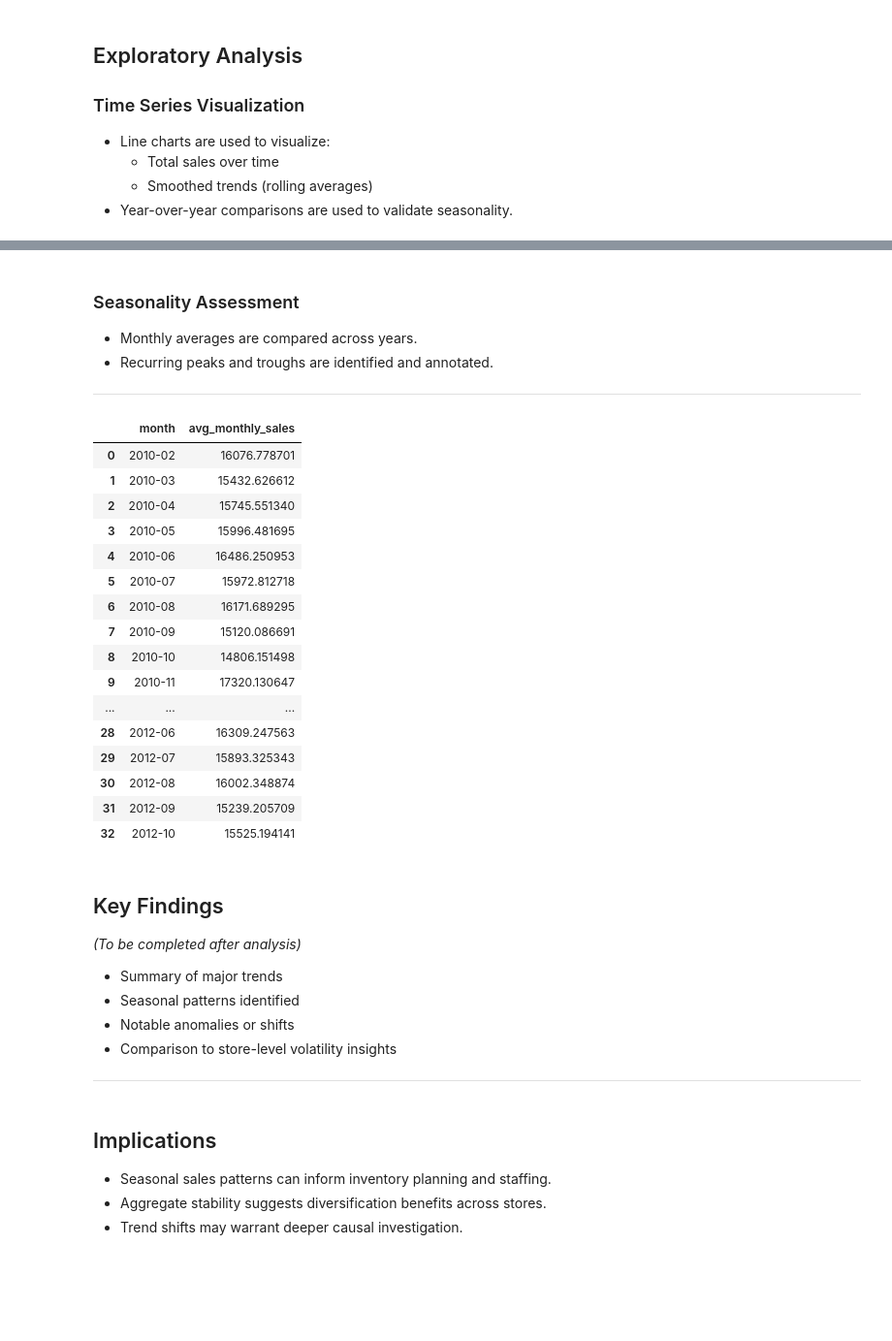
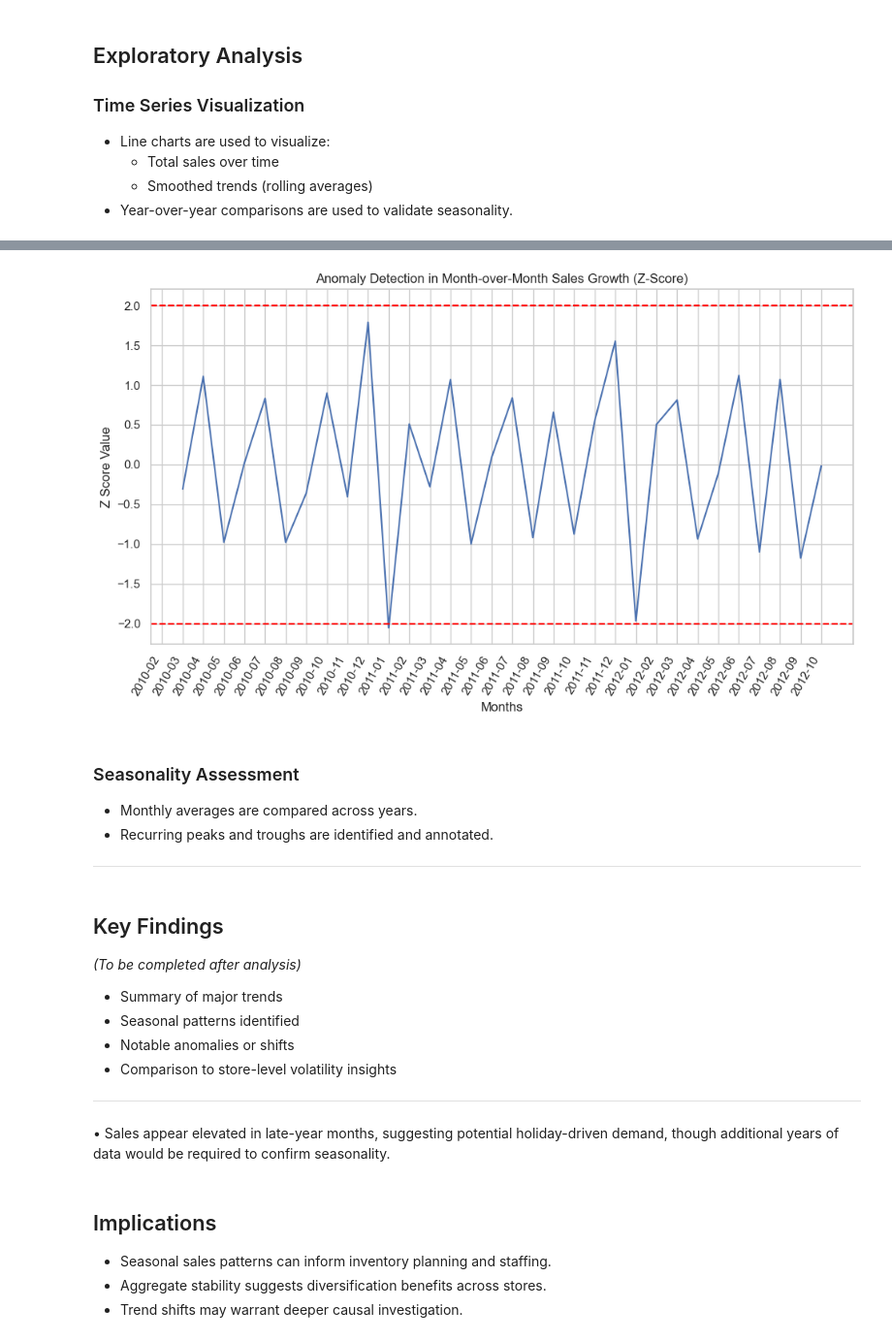
Before and after one commit to DavidO1621/Walmart-kpi-project, a Jupyter notebook: notebooks/04_Time_Series_Trend.ipynb, the cells around one changed output, grey strips where cells are left out. Shown at 97% size. Cells and saved outputs as stored; diff of their text form; code cells hidden in the pictures; blank space fills up the shorter version.

```diff
--- a/notebooks/04_Time_Series_Trend.ipynb
+++ b/notebooks/04_Time_Series_Trend.ipynb
@@ -84,0 +111,6 @@ conn
+# %%
+q4 = q1[['Months','MoM_growth_pct']]
+q4['MoM_growth_pct_mean'] = q4['MoM_growth_pct'].mean()
+q4['MoM_growth_pct_STD']= q4['MoM_growth_pct'].std()
+q4['Z_score'] = (q4['MoM_growth_pct'] - q4['MoM_growth_pct_mean']) / q4['MoM_growth_pct_STD']
+q4.head()
@@ -109,3 +199,21 @@ The following metrics are computed:
+# %%
+plt.figure(figsize=(10,6))
+
+sns.lineplot(
+    data =q4,
+    x ='Months',
+    y='Z_score'
+)
+plt.xlabel('Months')
+plt.ylabel('Z Score Value')
+plt.xticks(rotation =60, ha ='right')
+plt.title('Anomaly Detection in Month-over-Month Sales Growth (Z-Score)')
+plt.axhline(2, color ='red', linestyle ='--')
+plt.axhline(-2, color ='red', linestyle ='--')
+plt.tight_layout()
+plt.show()
+# %% [output]
+[figure, added]
 # %% [markdown]
 
 ### Seasonality Assessment
@@ -113,35 +221,6 @@ The following metrics are computed:
 - Recurring peaks and troughs are identified and annotated.
 
 ---
-# %%
-seasonality_df = pd.read_sql("""
-SELECT
-    strftime('%Y-%m',date) AS month,
-    AVG(Weekly_Sales) AS avg_monthly_sales
-FROM walmart_sales
-GROUP BY month
-ORDER BY month
-""",
-conn)
-seasonality_df
-# %% [output]
-|  | month | avg_monthly_sales |
-| 0 | 2010-02 | 16076.778701 |
-| 1 | 2010-03 | 15432.626612 |
-| 2 | 2010-04 | 15745.551340 |
-| 3 | 2010-05 | 15996.481695 |
-| 4 | 2010-06 | 16486.250953 |
-| 5 | 2010-07 | 15972.812718 |
-| 6 | 2010-08 | 16171.689295 |
-| 7 | 2010-09 | 15120.086691 |
-| 8 | 2010-10 | 14806.151498 |
-| 9 | 2010-11 | 17320.130647 |
-| ... | ... | ... |
-| 28 | 2012-06 | 16309.247563 |
-| 29 | 2012-07 | 15893.325343 |
-| 30 | 2012-08 | 16002.348874 |
-| 31 | 2012-09 | 15239.205709 |
-| 32 | 2012-10 | 15525.194141 |
 # %% [markdown]
 
 ## Key Findings
@@ -152,6 +231,9 @@ seasonality_df
 - Notable anomalies or shifts
 - Comparison to store-level volatility insights
 ---
+
+• Sales appear elevated in late-year months, suggesting potential holiday-driven
+  demand, though additional years of data would be required to confirm seasonality.
 # %% [markdown]
 
 
```
Also changed, not shown: parts of 9 cells of this notebook.
